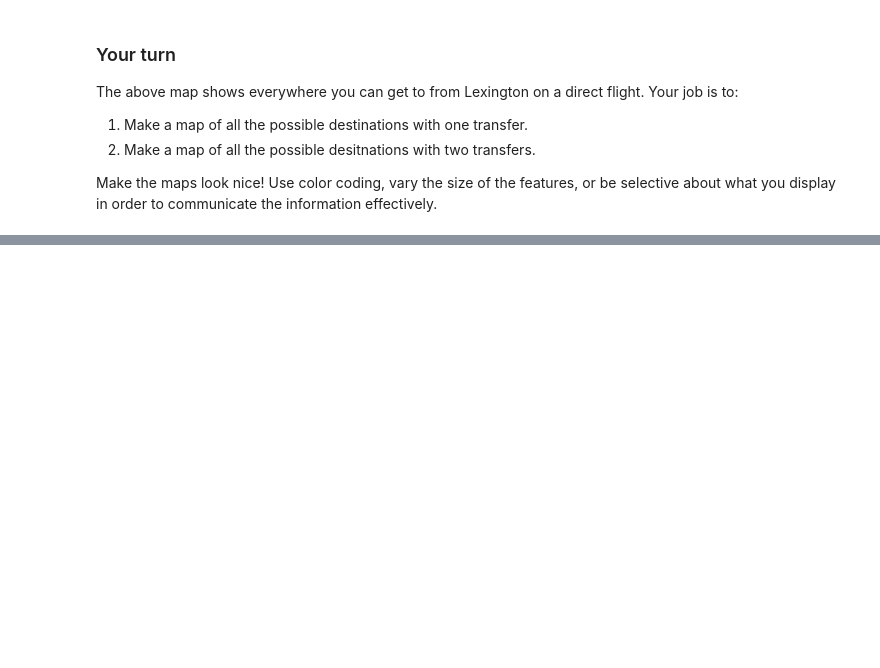
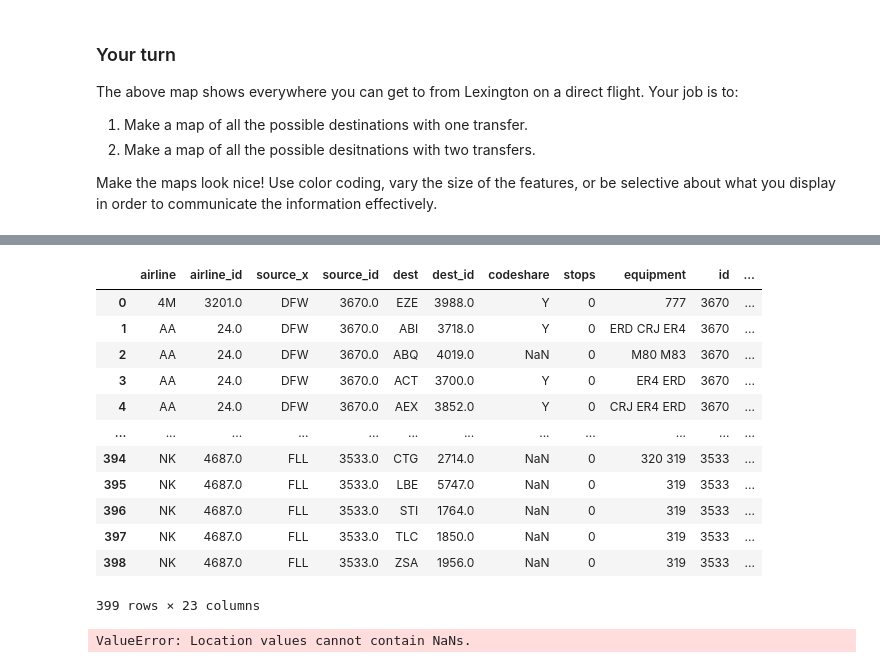
Before and after one commit to Mimarah/ce599, a Jupyter notebook: 08-Mapping/interactive-mapping.ipynb, the cells around one changed output, grey strips where cells are left out. Cells and saved outputs as stored; diff of their text form; code cells hidden in the pictures; blank space fills up the shorter version.

```diff
--- a/08-Mapping/interactive-mapping.ipynb
+++ b/08-Mapping/interactive-mapping.ipynb
@@ -524 +561,19 @@ one_transfer
+# %%
+onetransfer_map = onetransfer_map.loc[:,~onetransfer_map.columns.duplicated()]
+onetransfer_map.dropna()
+onetransfer_map
+# %% [output]
+|  | airline | airline_id | source_x | source_id | dest | dest_id | codeshare | stops | equipment | id | ... |
+| 0 | 4M | 3201.0 | DFW | 3670.0 | EZE | 3988.0 | Y | 0 | 777 | 3670 | ... |
+| 1 | AA | 24.0 | DFW | 3670.0 | ABI | 3718.0 | Y | 0 | ERD CRJ ER4 | 3670 | ... |
+| 2 | AA | 24.0 | DFW | 3670.0 | ABQ | 4019.0 | NaN | 0 | M80 M83 | 3670 | ... |
+| 3 | AA | 24.0 | DFW | 3670.0 | ACT | 3700.0 | Y | 0 | ER4 ERD | 3670 | ... |
+| 4 | AA | 24.0 | DFW | 3670.0 | AEX | 3852.0 | Y | 0 | CRJ ER4 ERD | 3670 | ... |
+| ... | ... | ... | ... | ... | ... | ... | ... | ... | ... | ... | ... |
+| 394 | NK | 4687.0 | FLL | 3533.0 | CTG | 2714.0 | NaN | 0 | 320 319 | 3533 | ... |
+| 395 | NK | 4687.0 | FLL | 3533.0 | LBE | 5747.0 | NaN | 0 | 319 | 3533 | ... |
+| 396 | NK | 4687.0 | FLL | 3533.0 | STI | 1764.0 | NaN | 0 | 319 | 3533 | ... |
+| 397 | NK | 4687.0 | FLL | 3533.0 | TLC | 1850.0 | NaN | 0 | 319 | 3533 | ... |
+| 398 | NK | 4687.0 | FLL | 3533.0 | ZSA | 1956.0 | NaN | 0 | 319 | 3533 | ... |
+399 rows × 23 columns
 # %%
@@ -527,3 +582,45 @@ atl_air = folium.Map(
     tiles='Stamen Toner',
     zoom_start=4
 )
+# %%
+# Define some empty sets
+airport_set = set()
+route_set = set()
+
+# Make sure we don't add duplicates, especially for the origins
+for name, row in onetransfer_map.iterrows():
+
+    if row['source_x'] not in airport_set:
+        popup_string = row['city_x'] + ' (' + row['source_x'] + ')'
+        marker = folium.CircleMarker([row["latitude_x"], row["longitude_x"]],
+                                     color='DarkCyan',
+                                     fill_color='DarkCyan',
+                                     radius=5, popup=popup_string)
+        marker.add_to(lex_air)
+        airport_set.add(row['source_x'])
+
+    if row['dest'] not in airport_set:
+        popup_string = str(row['city']) + '(' + row['dest'] + ')'
+        marker = folium.CircleMarker([row["latitude"], row["longitude"]],
+                                     color='MidnightBlue',
+                                     fill_color='MidnightBlue',
+                                     radius=5, popup=popup_string)
+        marker.add_to(lex_air)
+        airport_set.add(row['dest'])
+
+    # PolyLine will accept a whole list of tuples, not just two
+    if (row['source_x'],row['dest']) not in route_set:
+        popup_string = row['source_x'] + '-' + row['dest']
+
+        gc_points = getGreatCirclePoints(row["latitude_x"],
+                                         row["longitude_x"],
+                                         row["latitude"],
+                                         row["longitude"])
+
+        line = folium.PolyLine(gc_points, weight=2, popup=popup_string)
+        line.add_to(lex_air)
+        route_set.add((row['source_x'],row['dest']))
+
+lex_air
+# %% [output]
+ValueError: Location values cannot contain NaNs.
```
Also changed, not shown: parts of 8 cells of this notebook, 5 other files.
